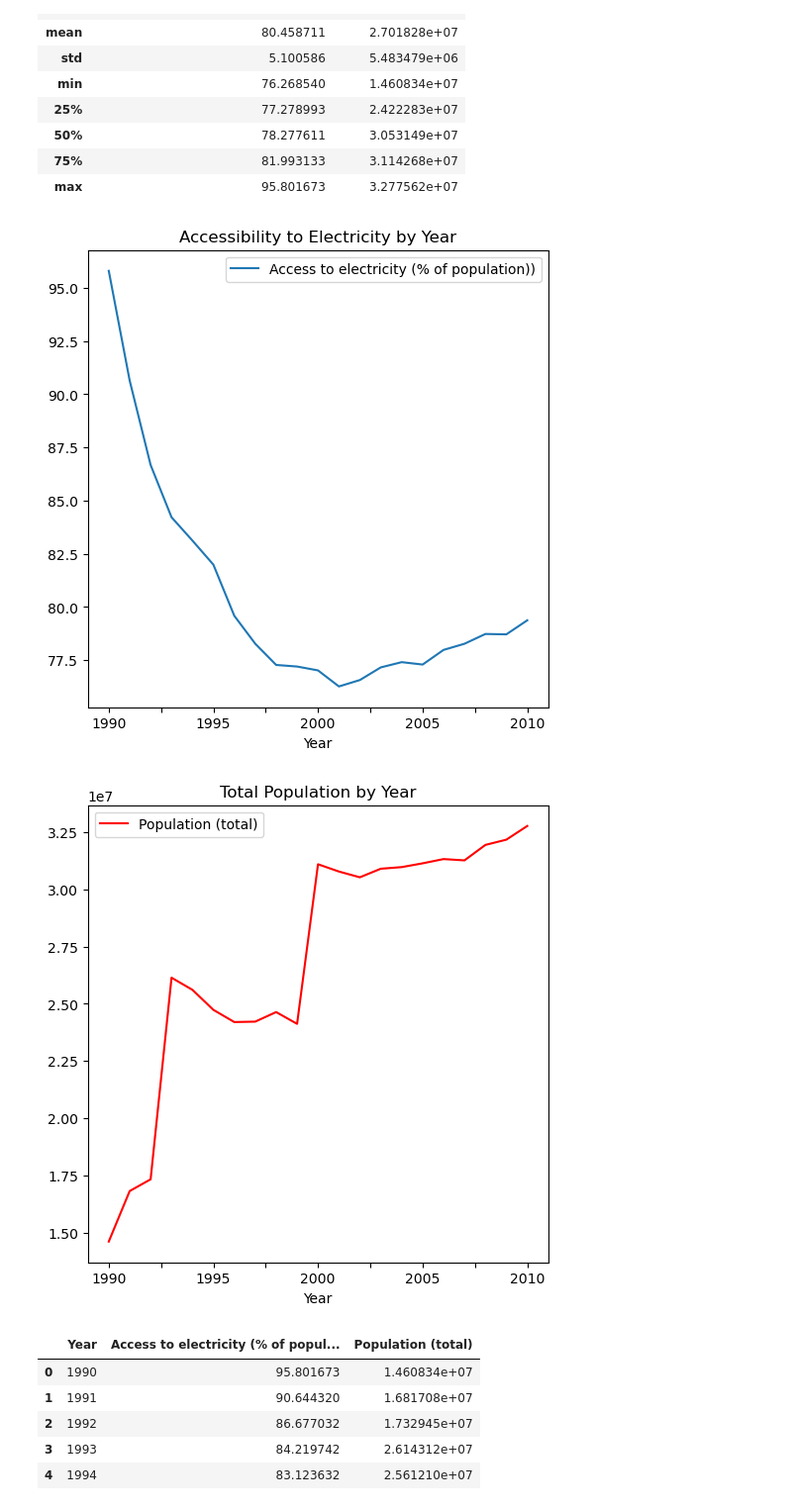
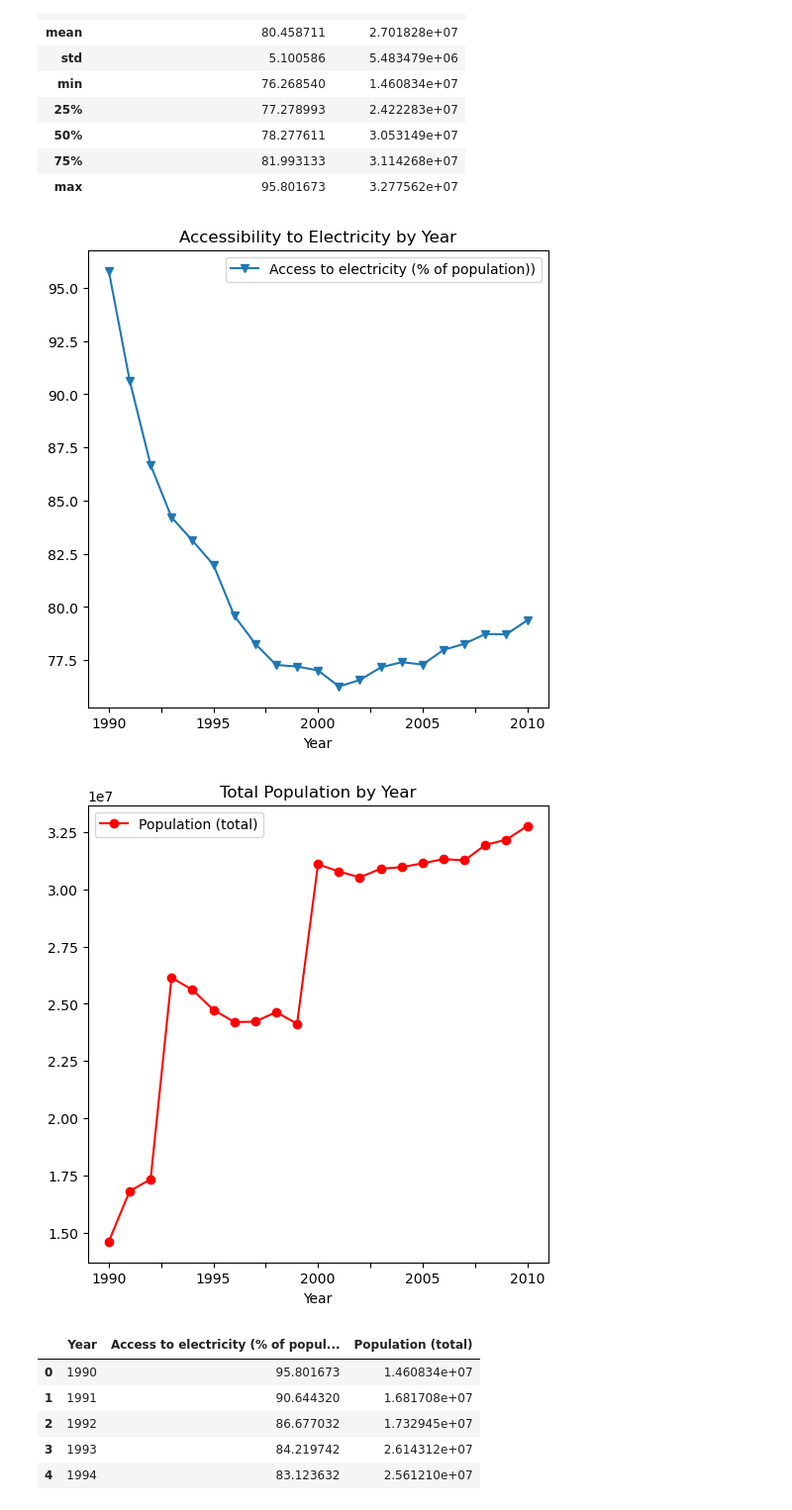
Before and after one commit to gboyeg/Assignment2-7PAM2000-0105-2021-ADS-world-bank-Data, a Jupyter notebook: Adenaike Gboyega 21009994 ADS Assignment2 - World Bank Data.ipynb, the cells around one changed output. Shown: that part at 99% size. Drawn from its saved outputs; the diff is of its cells as text; code cells hidden in the pictures.

Commit message:
Add files via upload
making changes on the graphs

```diff
--- a/Adenaike Gboyega 21009994 ADS Assignment2 - World Bank Data.ipynb
+++ b/Adenaike Gboyega 21009994 ADS Assignment2 - World Bank Data.ipynb
@@ -394,21 +394,21 @@ df_final_extracted_year.describe()
 # %%
 # Line chart of Access to electricity by year for arable land
 
-df_final_extracted_year.plot(x='Year', y=['Access to electricity (% of population))'], kind='line', figsize=(6,6), title='Accessibility to Electricity by Year')
+df_final_extracted_year.plot(x='Year', y=['Access to electricity (% of population))'], kind='line', figsize=(6,6), title='Accessibility to Electricity by Year',marker='v')
 
 plt.legend()
 plt.show()
 # %% [output]
-[figure, old version]
+[figure, new version]
 # %%
 # Line chart of population by year forest area
 
-df_final_extracted_year.plot(x='Year', y=['Population (total)'], kind='line', figsize=(6,6), title='Total Population by Year', color='r')
+df_final_extracted_year.plot(x='Year', y=['Population (total)'], kind='line', figsize=(6,6), title='Total Population by Year', color='r', marker='o')
 
 plt.legend()
 plt.show()
 # %% [output]
-[figure, old version]
+[figure, new version]
 # %%
 # View top 5 countries by Arable land
 
```
Also changed, not shown: parts of 4 cells of this notebook.
